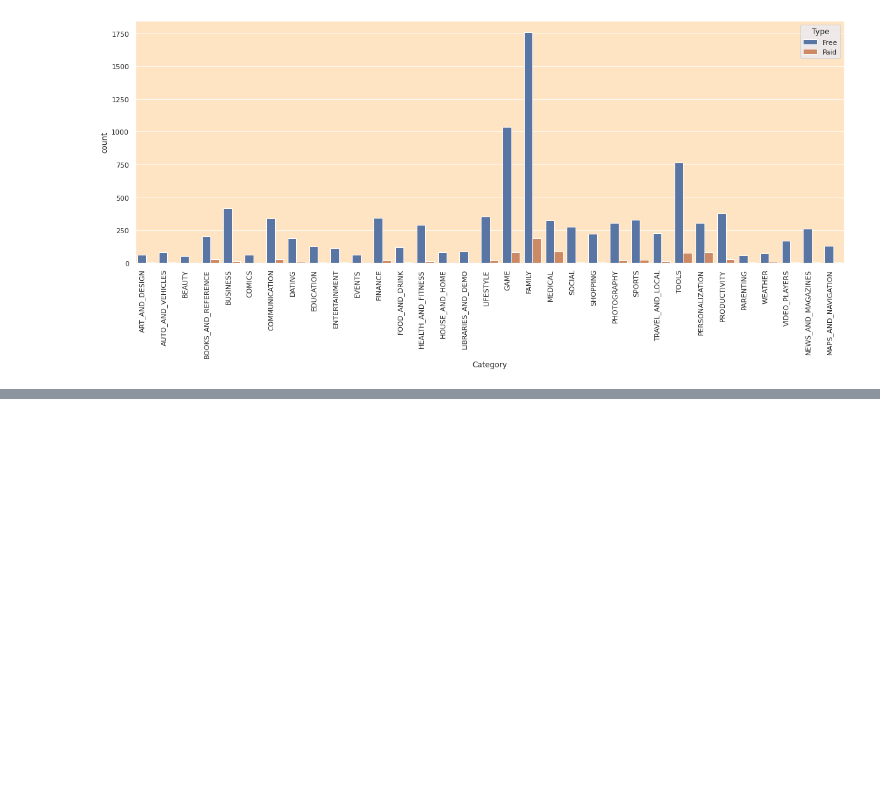
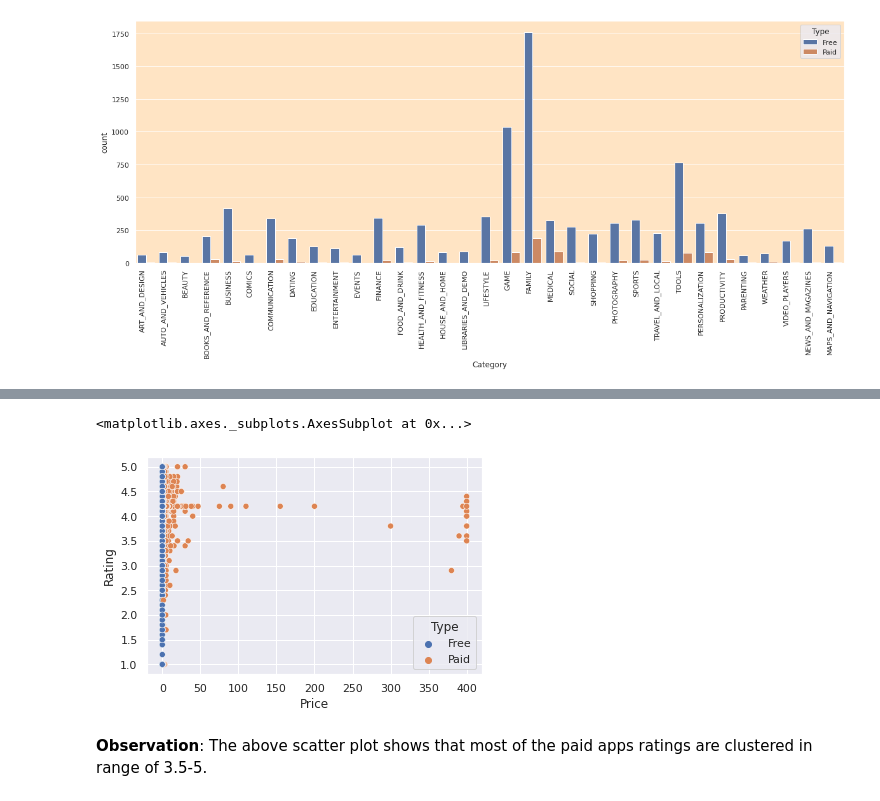
Before and after one commit to mukeshjnv/EDA-on-play-store-apps-data, a Jupyter notebook: EDA_Capson_Project_on_Play_Store_Data.ipynb, the cells around one changed output, grey strips where cells are left out. Saved outputs shown, nothing was run; the diff lists cells and outputs as text; code cells hidden in the pictures; blank space fills up the shorter version.

```diff
--- a/EDA_Capson_Project_on_Play_Store_Data.ipynb
+++ b/EDA_Capson_Project_on_Play_Store_Data.ipynb
@@ -971,0 +1047,8 @@ plt.xticks(rotation=90,horizontalalignment='right');
+# %%
+# Distrivution of rating vs price
+sns.scatterplot(data=app_df, x="Price", y="Rating",hue='Type')
+# %% [output]
+<matplotlib.axes._subplots.AxesSubplot at 0x...>
+[figure, added]
+# %% [markdown]
+**Observation**: The above scatter plot shows that most of the paid apps ratings are clustered in range of 3.5-5.
```
Also changed, not shown: parts of 17 cells of this notebook.
